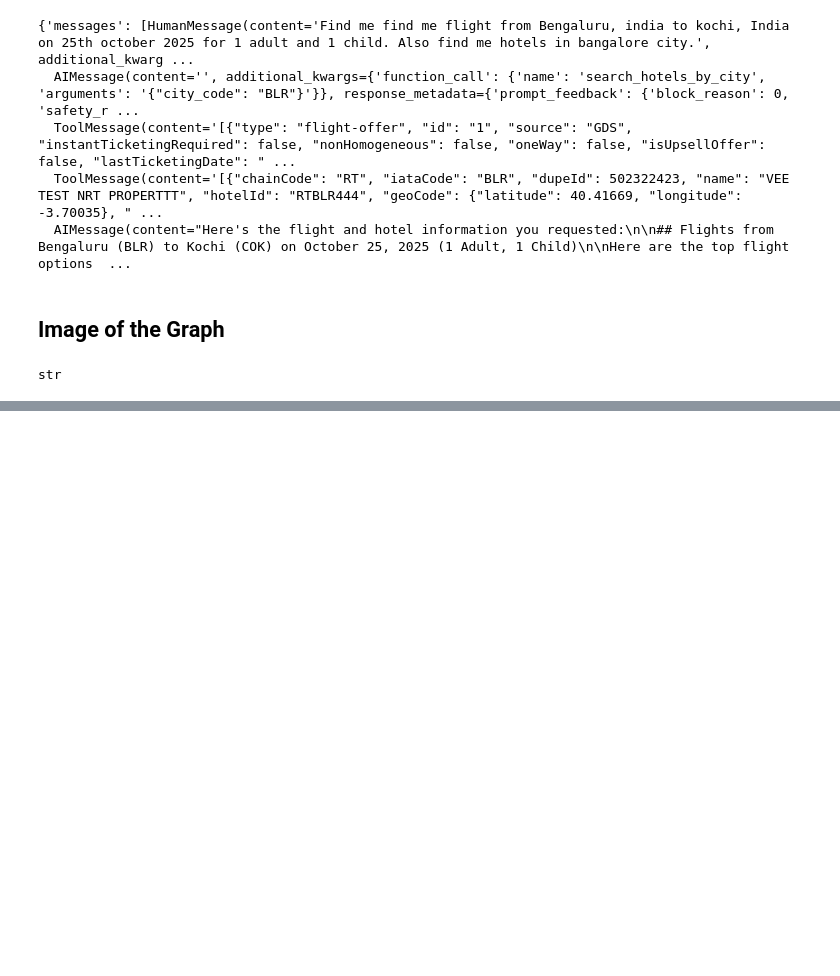
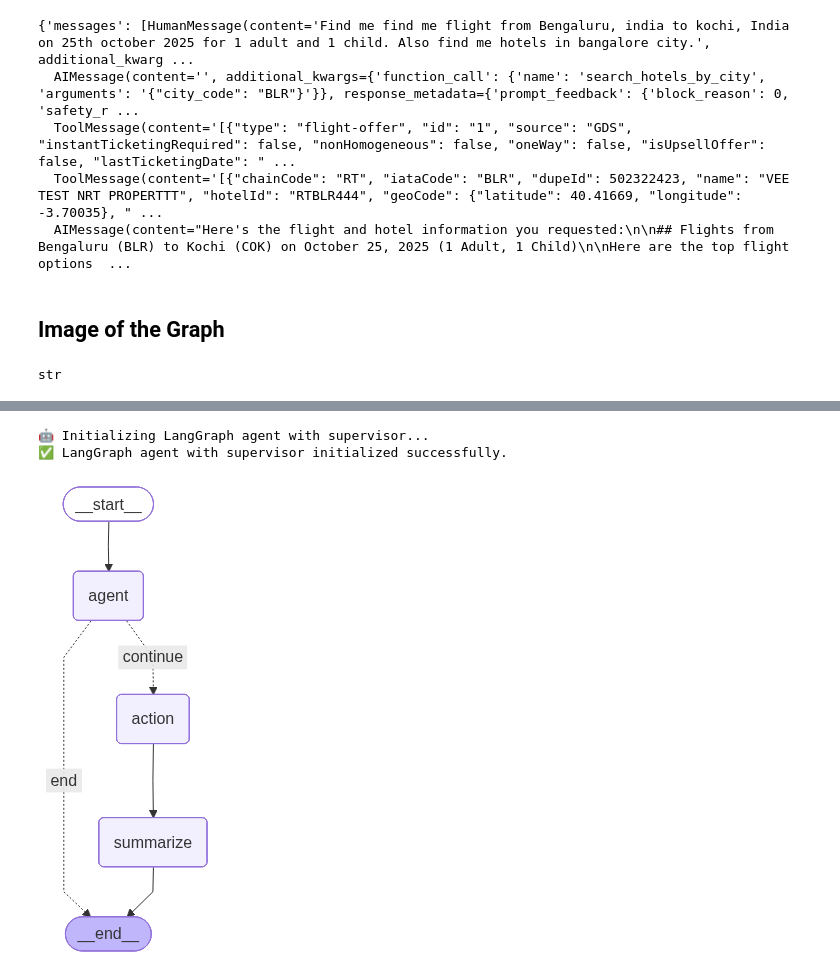
Before and after one commit to ManuMartinDeveloper/Tessa_Traveling_Partner, a Jupyter notebook: learning.ipynb, the cells around one changed output, grey strips where cells are left out. Saved outputs shown, nothing was run; the diff lists cells and outputs as text; code cells hidden in the pictures; blank space fills up the shorter version.

```diff
--- a/learning.ipynb
+++ b/learning.ipynb
@@ -211,0 +224,12 @@ str
+# %%
+from IPython.display import Image, display
+from llm_graph_update import create_travel_agent
+
+app = create_travel_agent()
+
+# Assuming 'app' is your compiled graph
+display(Image(app.get_graph().draw_mermaid_png()))
+# %% [output]
+🤖 Initializing LangGraph agent with supervisor...
+✅ LangGraph agent with supervisor initialized successfully.
+[figure, added]
```
Also changed, not shown: parts of 1 cell of this notebook.
